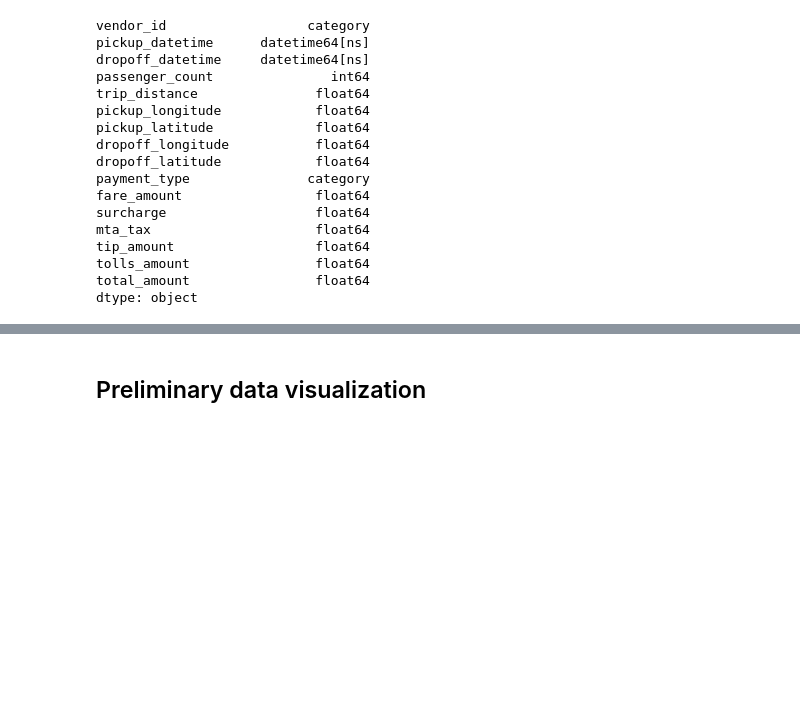
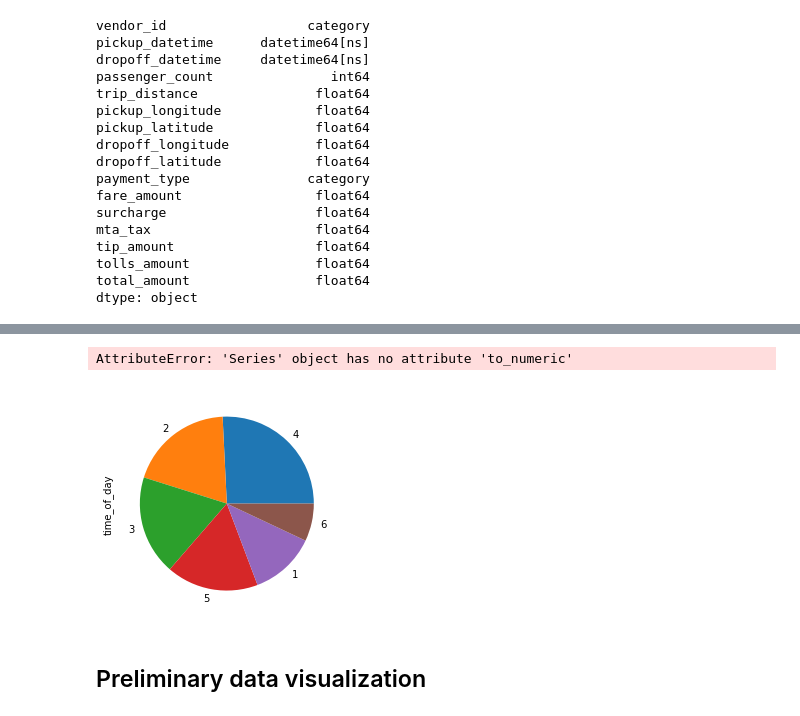
Before and after one commit to MIE368-Team-8/Data-Cleaning, a Jupyter notebook: TaxiDataCleaning.ipynb, the cells around one changed output, grey strips where cells are left out. Cells and saved outputs as stored; diff of their text form; code cells hidden in the pictures; blank space fills up the shorter version.

```diff
--- a/TaxiDataCleaning.ipynb
+++ b/TaxiDataCleaning.ipynb
@@ -480,0 +527,16 @@ taxi["duration"]= taxi.dropoff_datetime - taxi.pickup_datetime
+# %%
+def time_to_numeric(x):
+    if x=='Late Night':
+        return 6
+    if x=='Early Morning':
+        return 1
+    if x=='Morning':
+        return 2
+    if x=='Noon':
+        return 3
+    if x=='Eve':
+        return 4
+    if x=='Night':
+        return 5
+# %%
+taxi["time_of_day"] = taxi["time_of_day"].apply(time_to_numeric)
@@ -481,3 +574,11 @@ taxi["duration"]= taxi.dropoff_datetime - taxi.pickup_datetime
+# %%
+taxi.time_of_day.to_numeric()
+# %% [output]
+AttributeError: 'Series' object has no attribute 'to_numeric'
+# %%
+taxi.time_of_day.value_counts().plot.pie();
+# %% [output]
+[figure, added]
 # %% [markdown]
 ## Preliminary data visualization
 # %%
```
Also changed, not shown: parts of 34 cells of this notebook.
